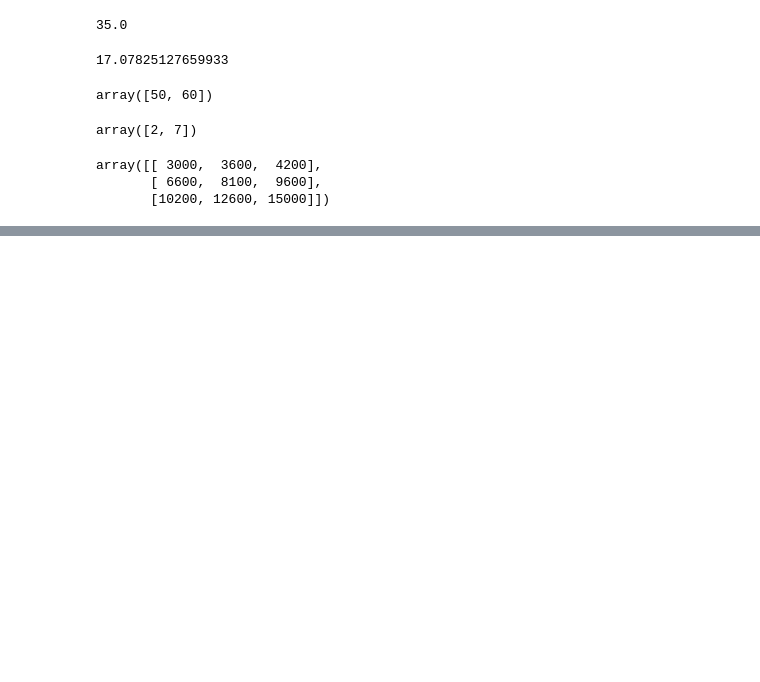
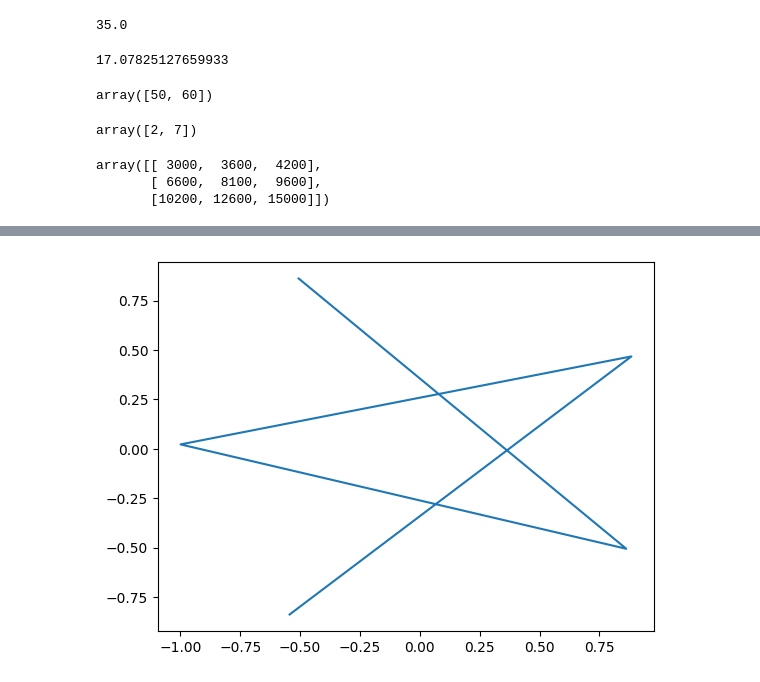
Before and after one commit to Arvin-007Elite/ML-Projects, a Jupyter notebook: Numpy1.ipynb, the cells around one changed output, grey strips where cells are left out. Drawn from its saved outputs; the diff is of its cells as text; code cells hidden in the pictures; blank space fills up the shorter version.

```diff
--- a/Numpy1.ipynb
+++ b/Numpy1.ipynb
@@ -226,0 +225,10 @@ SyntaxError: invalid syntax (<ipython-input-83-0d3dc79357ae>, line 1)
+# %%
+import matplotlib.pyplot as plt
+import pandas as pd
+X = np.linspace(10,100,5)
+Y = np.sin(X)
+Z = np.cos(X)
+plt.plot(Y , Z)
+plt.show()
+# %% [output]
+[figure, added]
```
Also changed, not shown: parts of 27 cells of this notebook.
